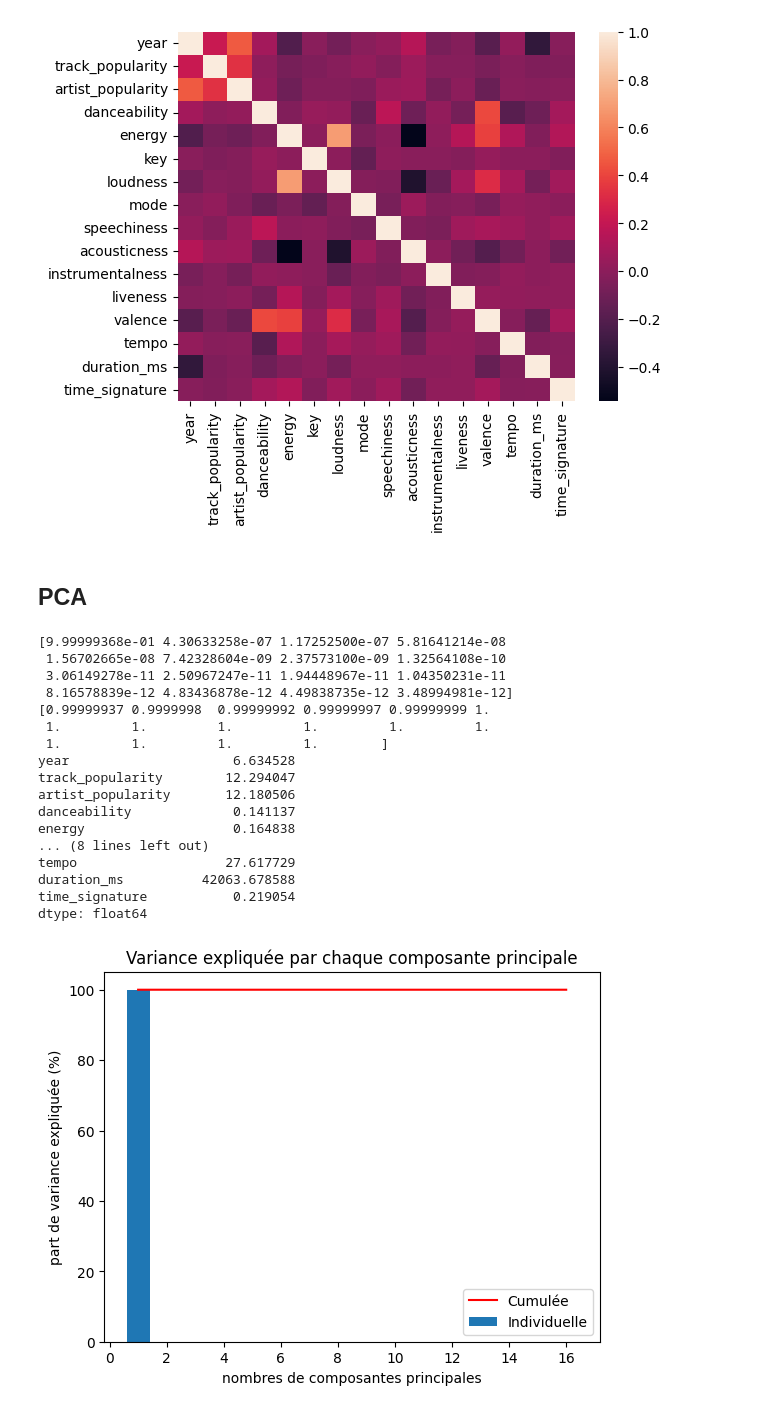
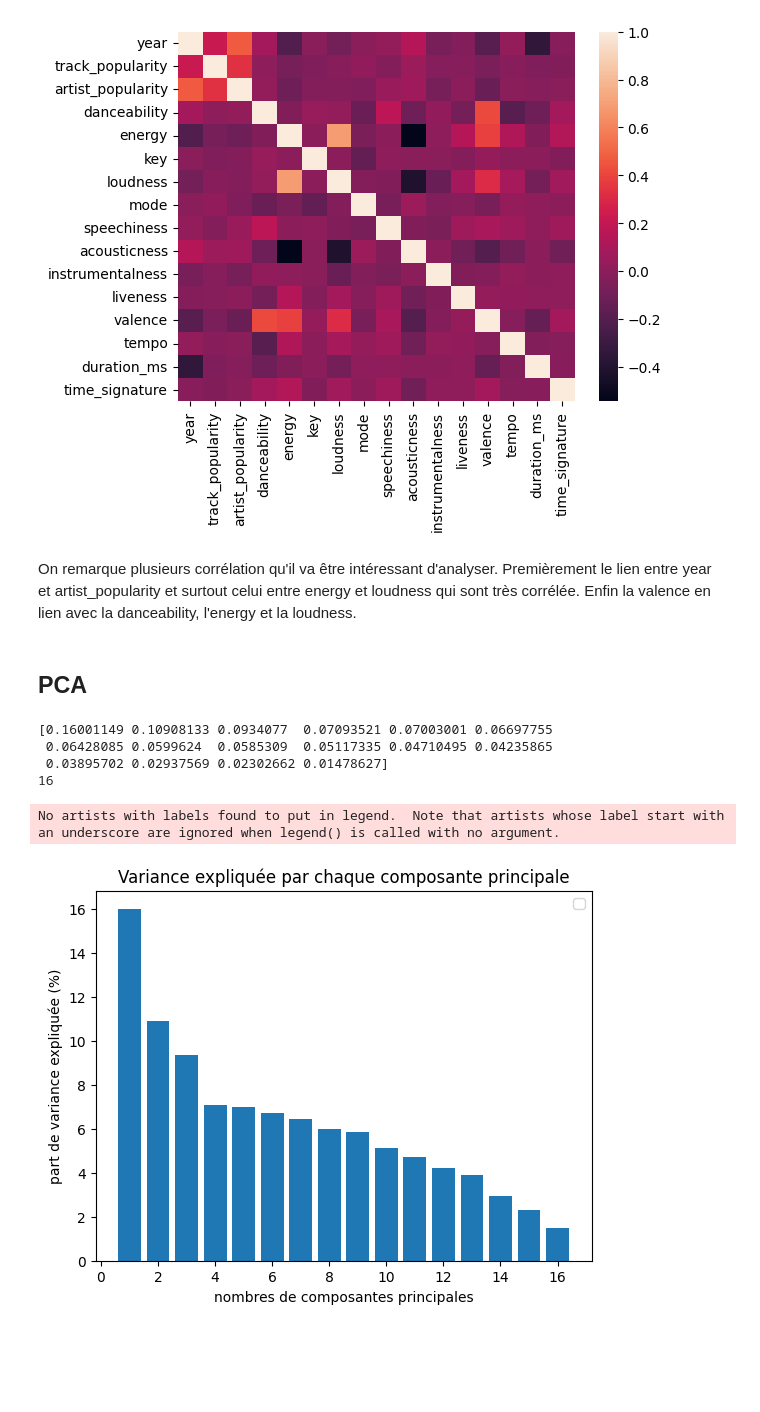
Before and after one commit to fxcollot/SpotifyUnsupervised, a Jupyter notebook: sam.ipynb, the cells around one changed output. Saved outputs shown, nothing was run; the diff lists cells and outputs as text; code cells hidden in the pictures; blank space fills up the shorter version.

```diff
--- a/sam.ipynb
+++ b/sam.ipynb
@@ -71,6 +71,10 @@ sns.heatmap(corr)
 # %% [output]
 <Axes: >
 [figure]
+# %% [markdown]
+On remarque plusieurs corrélation qu'il va être intéressant d'analyser.
+Premièrement le lien entre year et artist_popularity et surtout celui entre energy et loudness qui sont très corrélée.
+Enfin la valence en lien avec la danceability, l'energy et la loudness.
 # %% [markdown]
 ## PCA
 # %%
@@ -81,49 +85,33 @@ spotify_reducted=spotify_centered.div(spotify_centered.std())
 
 pca=PCA() #crée le model pca
 pca.fit(spotify_reducted) #recherche des axes de projections
-spotify_pca=pca.fit_transform(spotify_centered) #projette les donnes sur les axes
+spotify_pca=pca.fit_transform(spotify_reducted) #projette les donnes sur les axes
 
 print(pca.explained_variance_ratio_)
-print(np.cumsum(pca.explained_variance_ratio_))
+#print(np.cumsum(pca.explained_variance_ratio_))
+#print(spotify_centered.std())
 
-print(spotify_centered.std())
+print(np.linalg.matrix_rank(spotify_reducted))
 # %% [output]
-[9.99999368e-01 4.30633258e-07 1.17252500e-07 5.81641214e-08
- 1.56702665e-08 7.42328604e-09 2.37573100e-09 1.32564108e-10
- 3.06149278e-11 2.50967247e-11 1.94448967e-11 1.04350231e-11
- 8.16578839e-12 4.83436878e-12 4.49838735e-12 3.48994981e-12]
-[0.99999937 0.9999998  0.99999992 0.99999997 0.99999999 1.
- 1.         1.         1.         1.         1.         1.
- 1.         1.         1.         1.        ]
-year                     6.634528
-track_popularity        12.294047
-artist_popularity       12.180506
-danceability             0.141137
-energy                   0.164838
-... (8 lines left out)
-tempo                   27.617729
-duration_ms          42063.678588
-time_signature           0.219054
-dtype: float64
+[0.16001149 0.10908133 0.0934077  0.07093521 0.07003001 0.06697755
+ 0.06428085 0.0599624  0.0585309  0.05117335 0.04710495 0.04235865
+ 0.03895702 0.02937569 0.02302662 0.01478627]
+16
 # %%
 #affichage
 plt.figure()
 
 
-
 # Bar chart : variance expliquée par chaque composante
 plt.bar(range(1, len(pca.explained_variance_ratio_)+1),
-        pca.explained_variance_ratio_*100, label='Individuelle')
-
-# Courbe cumulée
-plt.plot(range(1, len(pca.explained_variance_ratio_)+1),np.cumsum(pca.explained_variance_ratio_)*100,color='red', label='Cumulée')
-
+        pca.explained_variance_ratio_*100)
 
 plt.xlabel('nombres de composantes principales')
 plt.ylabel('part de variance expliquée (%)')
 plt.title("Variance expliquée par chaque composante principale")
 plt.legend()
 plt.show()
 # %% [output]
+No artists with labels found to put in legend.  Note that artists whose label start with an underscore are ignored when legend() is called with no argument.
-[figure, old version]
+[figure, new version]
 # %%
```
Also changed, not shown: parts of 9 cells of this notebook.
